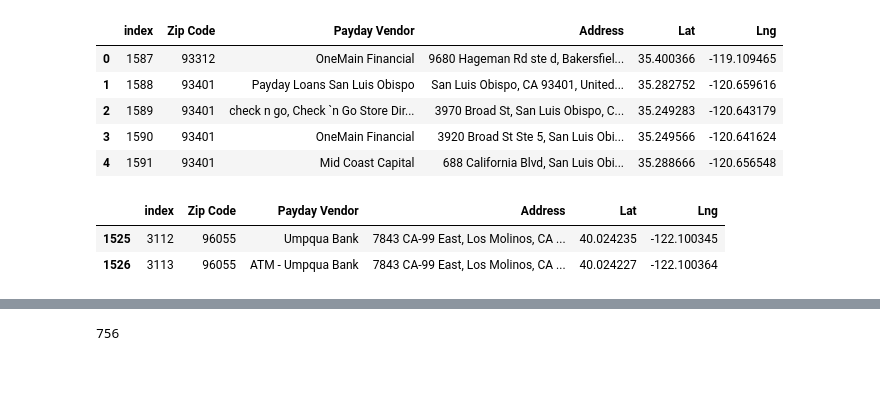
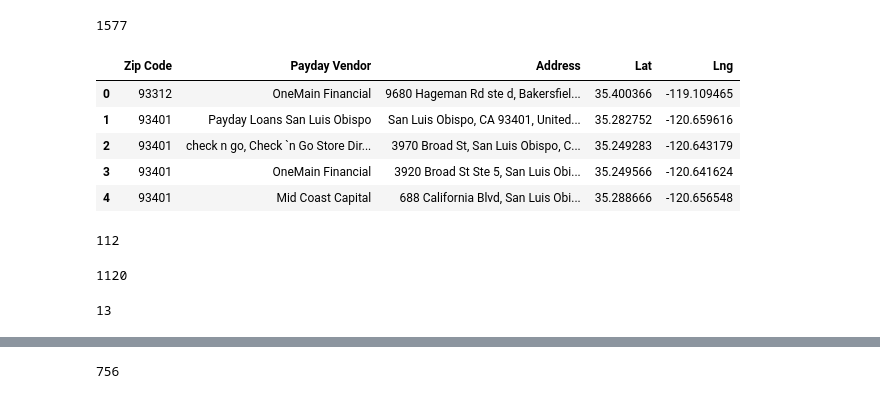
Before and after one commit to sistre/MMM, a Jupyter notebook: resources/IS_cleaning.ipynb, the cells around one changed output, grey strips where cells are left out. Cells and saved outputs as stored; diff of their text form; code cells hidden in the pictures; blank space fills up the shorter version.

```diff
--- a/resources/IS_cleaning.ipynb
+++ b/resources/IS_cleaning.ipynb
@@ -26,27 +17,53 @@ df
 # %%
-my_df = df[df["Zip Code"] > 93311].reset_index()
+# select my half of dataset
+my_df = df[df["Zip Code"] > 93311].reset_index(drop = True)
+print(len(my_df))
 my_df.head()
 # %% [output]
+1577
-|  | index | Zip Code | Payday Vendor | Address | Lat | Lng |
-| 0 | 1587 | 93312 | OneMain Financial | 9680 Hageman Rd ste d, Bakersfiel... | 35.400366 | -119.109465 |
-| 1 | 1588 | 93401 | Payday Loans San Luis Obispo | San Luis Obispo, CA 93401, United... | 35.282752 | -120.659616 |
-| 2 | 1589 | 93401 | check n go, Check `n Go Store Dir... | 3970 Broad St, San Luis Obispo, C... | 35.249283 | -120.643179 |
-| 3 | 1590 | 93401 | OneMain Financial | 3920 Broad St Ste 5, San Luis Obi... | 35.249566 | -120.641624 |
-| 4 | 1591 | 93401 | Mid Coast Capital | 688 California Blvd, San Luis Obi... | 35.288666 | -120.656548 |
+|  | Zip Code | Payday Vendor | Address | Lat | Lng |
+| 0 | 93312 | OneMain Financial | 9680 Hageman Rd ste d, Bakersfiel... | 35.400366 | -119.109465 |
+| 1 | 93401 | Payday Loans San Luis Obispo | San Luis Obispo, CA 93401, United... | 35.282752 | -120.659616 |
+| 2 | 93401 | check n go, Check `n Go Store Dir... | 3970 Broad St, San Luis Obispo, C... | 35.249283 | -120.643179 |
+| 3 | 93401 | OneMain Financial | 3920 Broad St Ste 5, San Luis Obi... | 35.249566 | -120.641624 |
+| 4 | 93401 | Mid Coast Capital | 688 California Blvd, San Luis Obi... | 35.288666 | -120.656548 |
+# %%
+# drop banks and credit unions
+
+# list vendors
+vendors = my_df["Payday Vendor"].unique().tolist()
+
+# get list of vendors with "bank" or "credit union" in name
+bank_or_CU = []
+for v in vendors:
+    if ("bank" in v.lower()) or ("credit union" in v.lower()):
+        bank_or_CU.append(v)
+
+
+len(bank_or_CU)
+# %% [output]
+112
+# %%
+# get indices of all rows with bank_or_CU vendor
+bank_drops = []
+for row in my_df.iterrows():
+    if row[1]["Payday Vendor"] in bank_or_CU:
+        bank_drops.append(row[0])
+
+# drop those rows
+nobank_df = my_df.drop(bank_drops)
+len(nobank_df)
+# %% [output]
+1120
 # %%
-addresses = my_df["Address"].value_counts()
+# get identical addresses into list
+addresses = nobank_df["Address"].value_counts()
 
-non_uniques = addresses[addresses > 1]
+non_unique_addresses = addresses[addresses > 1]
 
+non_uniques = pd.DataFrame(non_unique_addresses).reset_index()
+non_uniques = non_uniques["index"].tolist()
 
-non_un = pd.DataFrame(non_uniques).reset_index()
-NU_list = non_un["index"].tolist()
-
-n = 5
+len(non_uniques)
+# %% [output]
+13
-# %%
-n +=1
-my_df[my_df["Address"] == NU_list[7]].head()
-# %% [output]
-|  | index | Zip Code | Payday Vendor | Address | Lat | Lng |
-| 1525 | 3112 | 96055 | Umpqua Bank | 7843 CA-99 East, Los Molinos, CA ... | 40.024235 | -122.100345 |
-| 1526 | 3113 | 96055 | ATM - Umpqua Bank | 7843 CA-99 East, Los Molinos, CA ... | 40.024227 | -122.100364 |
```
Also changed, not shown: parts of 25 cells of this notebook.
